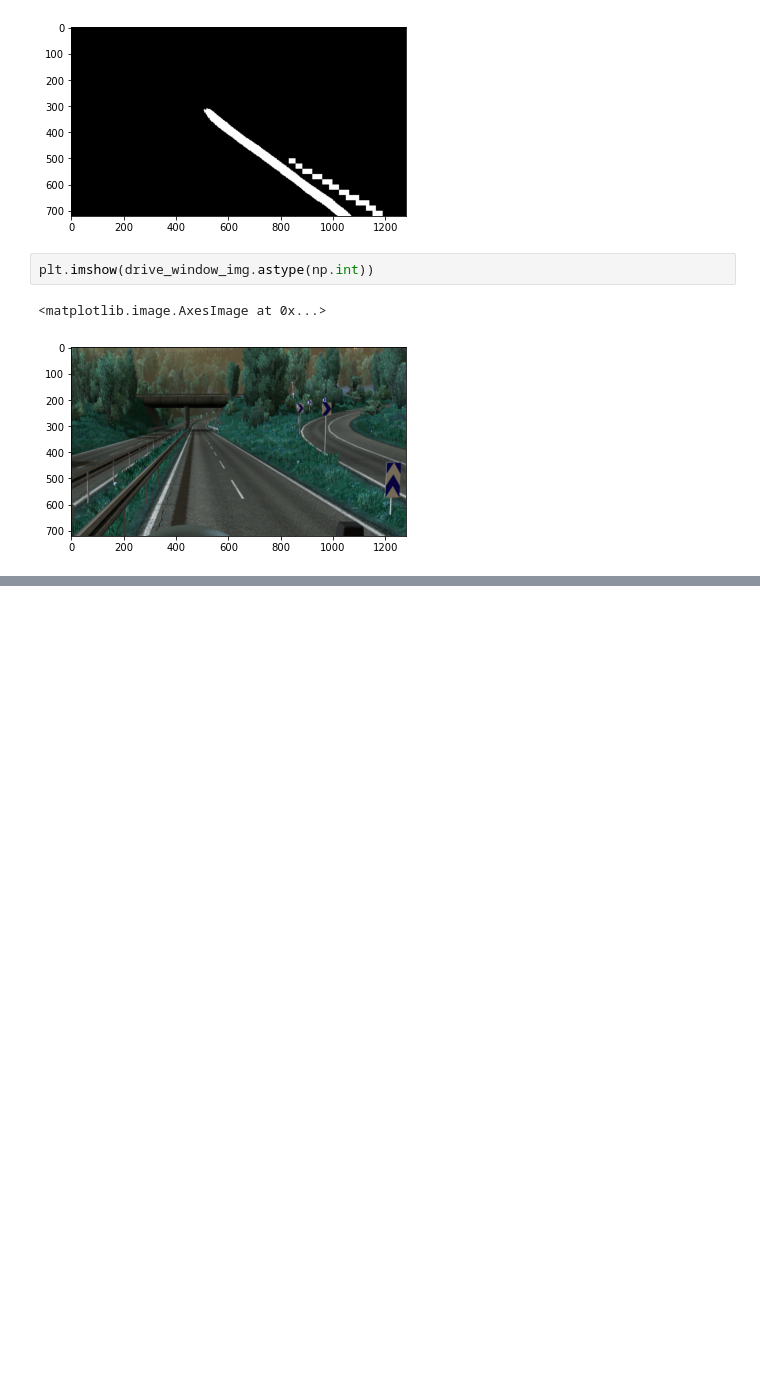
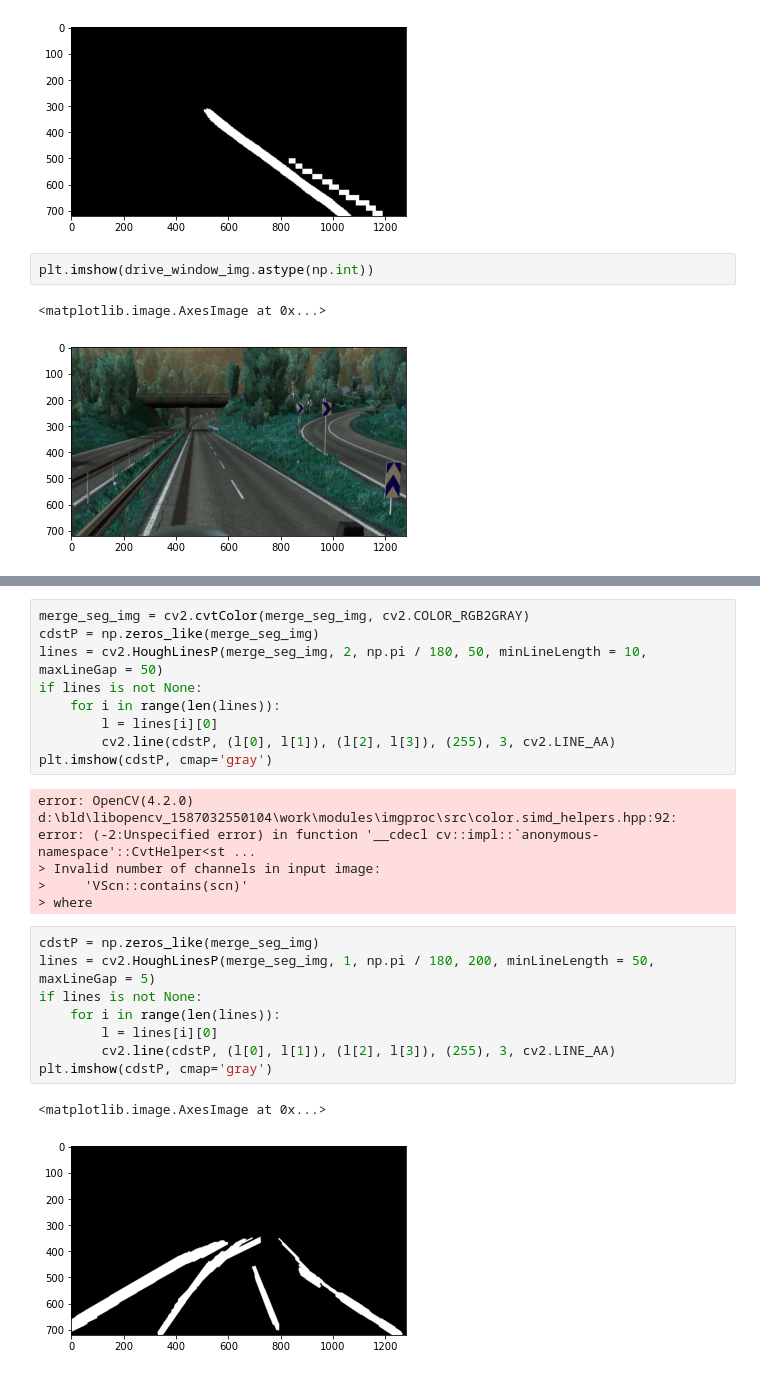
Before and after one commit to evopen/auto-ets2, a Jupyter notebook: scripts/Untitled.ipynb, the cells around one changed output, grey strips where cells are left out. Drawn from its saved outputs; the diff is of its cells as text; blank space fills up the shorter version.

```diff
--- a/scripts/Untitled.ipynb
+++ b/scripts/Untitled.ipynb
@@ -493,0 +475,25 @@ plt.imshow(fit_img[0]+fit_img[1]+fit_img[2]+fit_img[3], cmap='gray')
+# %%
+merge_seg_img = cv2.cvtColor(merge_seg_img, cv2.COLOR_RGB2GRAY)
+cdstP = np.zeros_like(merge_seg_img)
+lines = cv2.HoughLinesP(merge_seg_img, 2, np.pi / 180, 50, minLineLength = 10, maxLineGap = 50)
+if lines is not None:
+    for i in range(len(lines)):
+        l = lines[i][0]
+        cv2.line(cdstP, (l[0], l[1]), (l[2], l[3]), (255), 3, cv2.LINE_AA)
+plt.imshow(cdstP, cmap='gray')
+# %% [output]
+error: OpenCV(4.2.0) d:\bld\libopencv_1587032550104\work\modules\imgproc\src\color.simd_helpers.hpp:92: error: (-2:Unspecified error) in function '__cdecl cv::impl::`anonymous-namespace'::CvtHelper<st ...
+> Invalid number of channels in input image:
+>     'VScn::contains(scn)'
+> where
+# %%
+cdstP = np.zeros_like(merge_seg_img)
+lines = cv2.HoughLinesP(merge_seg_img, 1, np.pi / 180, 200, minLineLength = 50, maxLineGap = 5)
+if lines is not None:
+    for i in range(len(lines)):
+        l = lines[i][0]
+        cv2.line(cdstP, (l[0], l[1]), (l[2], l[3]), (255), 3, cv2.LINE_AA)
+plt.imshow(cdstP, cmap='gray')
+# %% [output]
+<matplotlib.image.AxesImage at 0x...>
+[figure, added]
```
Also changed, not shown: parts of 7 cells of this notebook, 2 other files.
